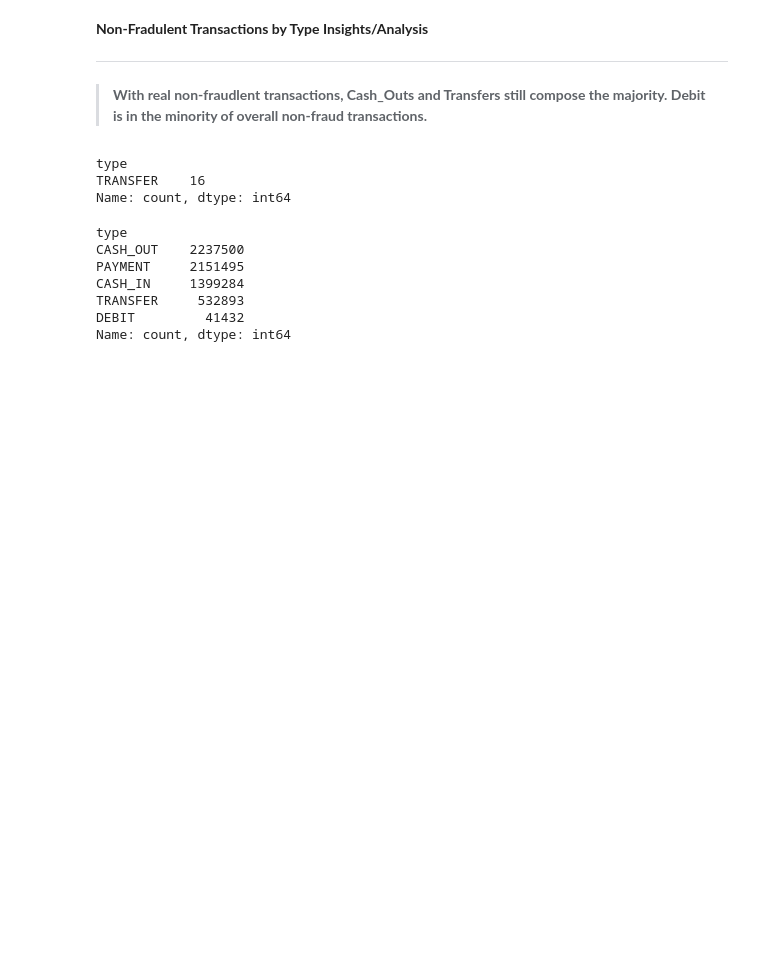
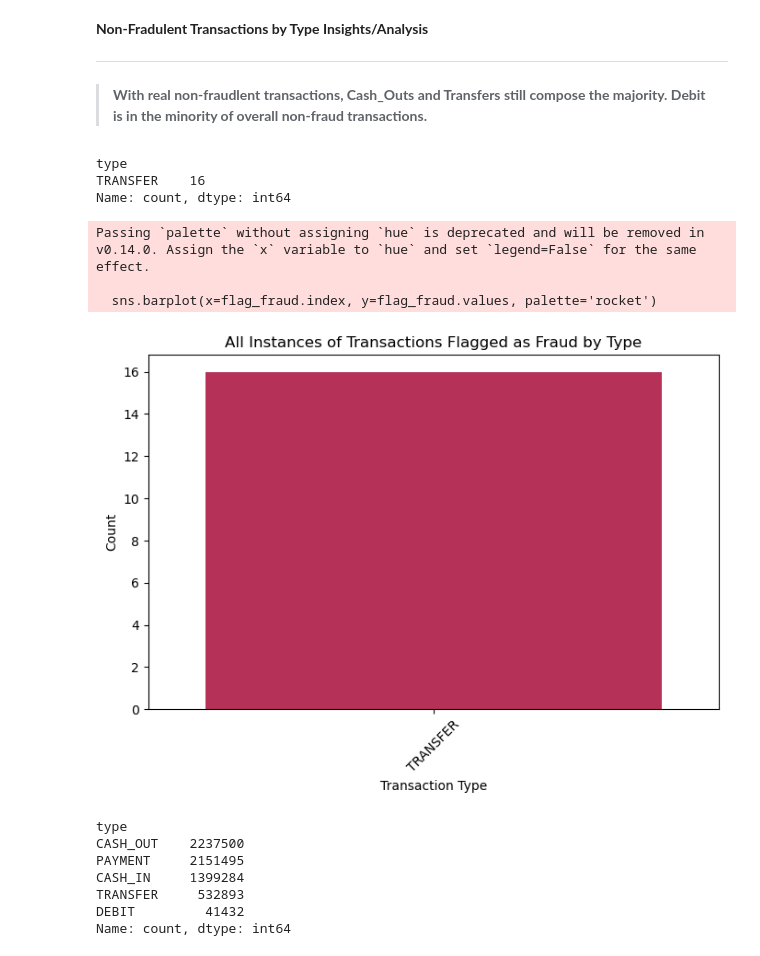
Before and after one commit to thetechleila/Financial-Fraud-Detection-Model, a Jupyter notebook: eda.ipynb, the cells around one changed output. Saved outputs shown, nothing was run; the diff lists cells and outputs as text; code cells hidden in the pictures; blank space fills up the shorter version.

```diff
--- a/eda.ipynb
+++ b/eda.ipynb
@@ -523,6 +523,25 @@ flag_fraud
 type
 TRANSFER    16
 Name: count, dtype: int64
+# %%
+#Visualize counts of transactions flagged as fraud by type using the isFlaggedFraud column
+plt.figure(figsize=(8,5))
+
+sns.barplot(x=flag_fraud.index, y=flag_fraud.values, palette='rocket')
+plt.xlabel("Transaction Type")
+plt.ylabel("Count")
+
+#Remove scientific notation from y axis
+plt.gcf().axes[0].yaxis.get_major_formatter().set_scientific(False)
+
+plt.title("All Instances of Transactions Flagged as Fraud by Type")
+plt.xticks(rotation=45)
+plt.show()
+# %% [output]
+Passing `palette` without assigning `hue` is deprecated and will be removed in v0.14.0. Assign the `x` variable to `hue` and set `legend=False` for the same effect.
+
+  sns.barplot(x=flag_fraud.index, y=flag_fraud.values, palette='rocket')
+[figure, added]
 # %%
 #Create df counts of transactions flagged as NOT fraud by type using the isFlaggedFraud column
 flag_nonfraud = df[df["isFlaggedFraud"] == 0]["type"].value_counts()
```
Also changed, not shown: 1 other file.
